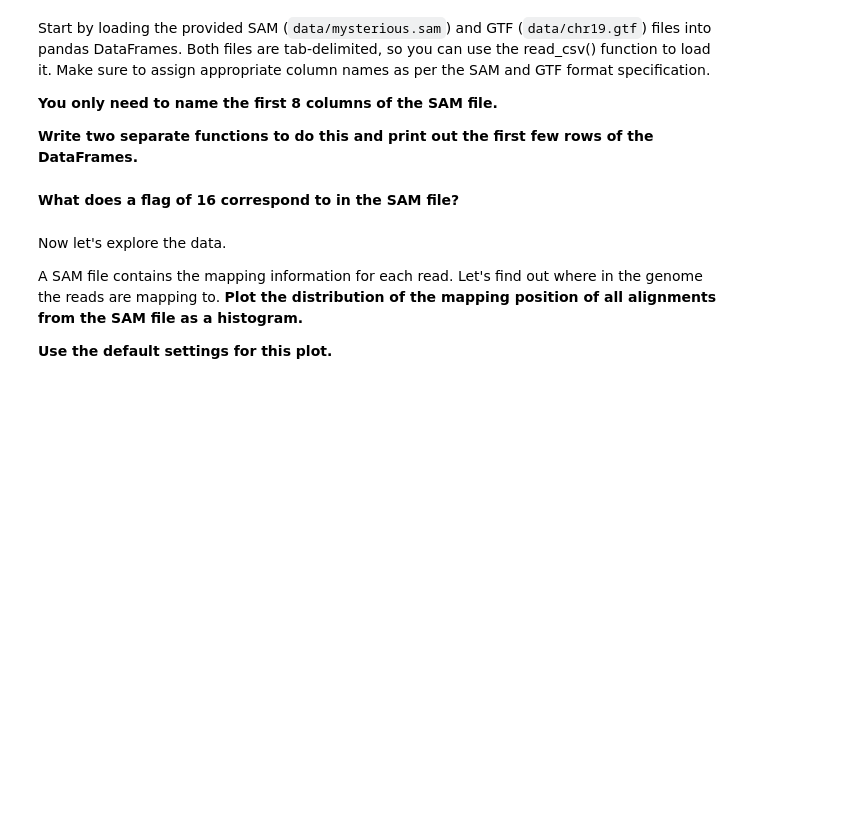
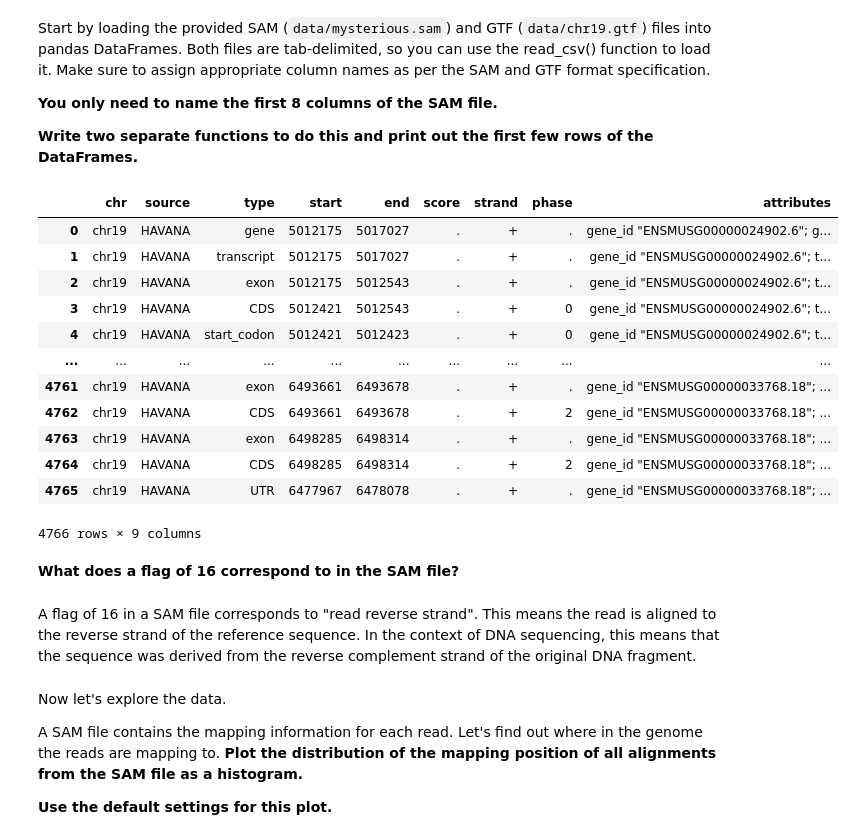
Before and after one commit to gofflab/quant_mol_neuro_2023, a Jupyter notebook: modules/module3/problemset/20230920_Module3_problemset.ipynb, the cells around one changed output. Cells and saved outputs as stored; diff of their text form; code cells hidden in the pictures; blank space fills up the shorter version.

```diff
--- a/modules/module3/problemset/20230920_Module3_problemset.ipynb
+++ b/modules/module3/problemset/20230920_Module3_problemset.ipynb
@@ -38,5 +91,23 @@ Make sure to assign appropriate column names as per the SAM and GTF format speci
+# %%
+gtf
+# %% [output]
+|  | chr | source | type | start | end | score | strand | phase | attributes |
+| 0 | chr19 | HAVANA | gene | 5012175 | 5017027 | . | + | . | gene_id "ENSMUSG00000024902.6"; g... |
+| 1 | chr19 | HAVANA | transcript | 5012175 | 5017027 | . | + | . | gene_id "ENSMUSG00000024902.6"; t... |
+| 2 | chr19 | HAVANA | exon | 5012175 | 5012543 | . | + | . | gene_id "ENSMUSG00000024902.6"; t... |
+| 3 | chr19 | HAVANA | CDS | 5012421 | 5012543 | . | + | 0 | gene_id "ENSMUSG00000024902.6"; t... |
+| 4 | chr19 | HAVANA | start_codon | 5012421 | 5012423 | . | + | 0 | gene_id "ENSMUSG00000024902.6"; t... |
+| ... | ... | ... | ... | ... | ... | ... | ... | ... | ... |
+| 4761 | chr19 | HAVANA | exon | 6493661 | 6493678 | . | + | . | gene_id "ENSMUSG00000033768.18"; ... |
+| 4762 | chr19 | HAVANA | CDS | 6493661 | 6493678 | . | + | 2 | gene_id "ENSMUSG00000033768.18"; ... |
+| 4763 | chr19 | HAVANA | exon | 6498285 | 6498314 | . | + | . | gene_id "ENSMUSG00000033768.18"; ... |
+| 4764 | chr19 | HAVANA | CDS | 6498285 | 6498314 | . | + | 2 | gene_id "ENSMUSG00000033768.18"; ... |
+| 4765 | chr19 | HAVANA | UTR | 6477967 | 6478078 | . | + | . | gene_id "ENSMUSG00000033768.18"; ... |
+4766 rows × 9 columns
 # %% [markdown]
 **What does a flag of 16 correspond to in the SAM file?**
+# %% [markdown]
+A flag of 16 in a SAM file corresponds to "read reverse strand". This means the read is aligned to the reverse strand of the reference sequence. In the context of DNA sequencing, this means that the sequence was derived from the reverse complement strand of the original DNA fragment.
 # %% [markdown]
 
 Now let's explore the data.
```
Also changed, not shown: parts of 25 cells of this notebook.
